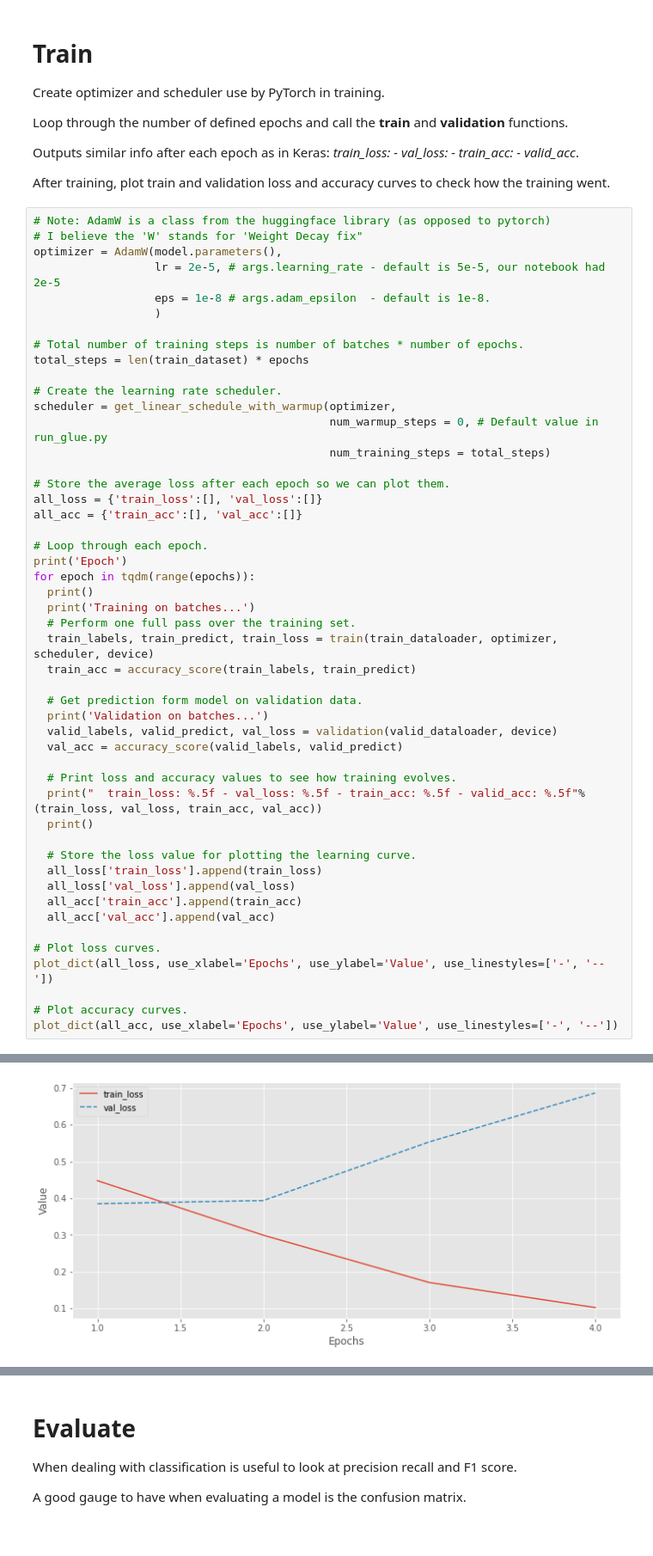
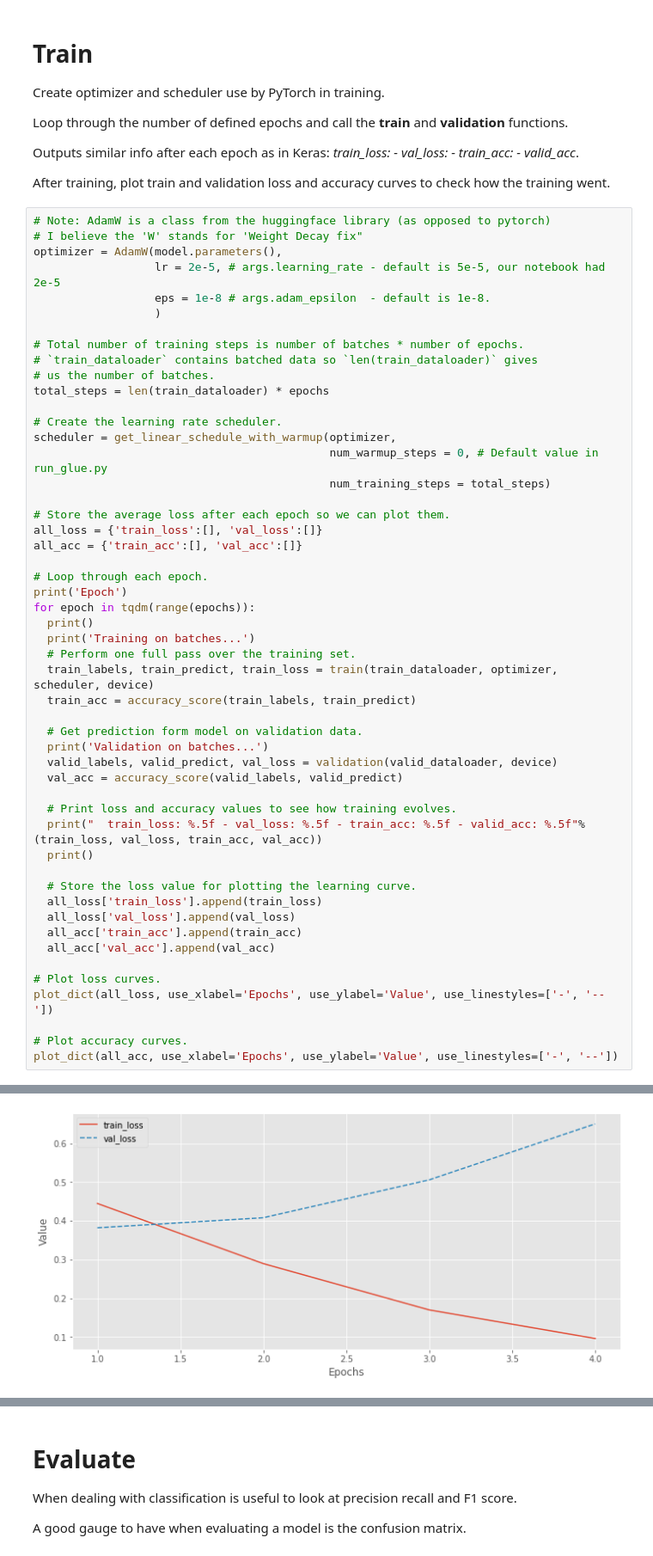
Before and after one commit to gmihaila/ml_things, a Jupyter notebook: notebooks/pytorch/finetune_transformers_pytorch.ipynb, the cells around one changed output, grey strips where cells are left out. Shown at 86% size. Cells and saved outputs as stored; diff of their text form.

```diff
--- a/notebooks/pytorch/finetune_transformers_pytorch.ipynb
+++ b/notebooks/pytorch/finetune_transformers_pytorch.ipynb
@@ -563,7 +563,9 @@ optimizer = AdamW(model.parameters(),
                   )
 
 # Total number of training steps is number of batches * number of epochs.
-total_steps = len(train_dataset) * epochs
+# `train_dataloader` contains batched data so `len(train_dataloader)` gives
+# us the number of batches.
+total_steps = len(train_dataloader) * epochs
 
 # Create the learning rate scheduler.
 scheduler = get_linear_schedule_with_warmup(optimizer,
@@ -624 +626 @@ Validation on batches...
-[figure, old version]
+[figure, new version]
```
Also changed, not shown: parts of 2 cells of this notebook.
